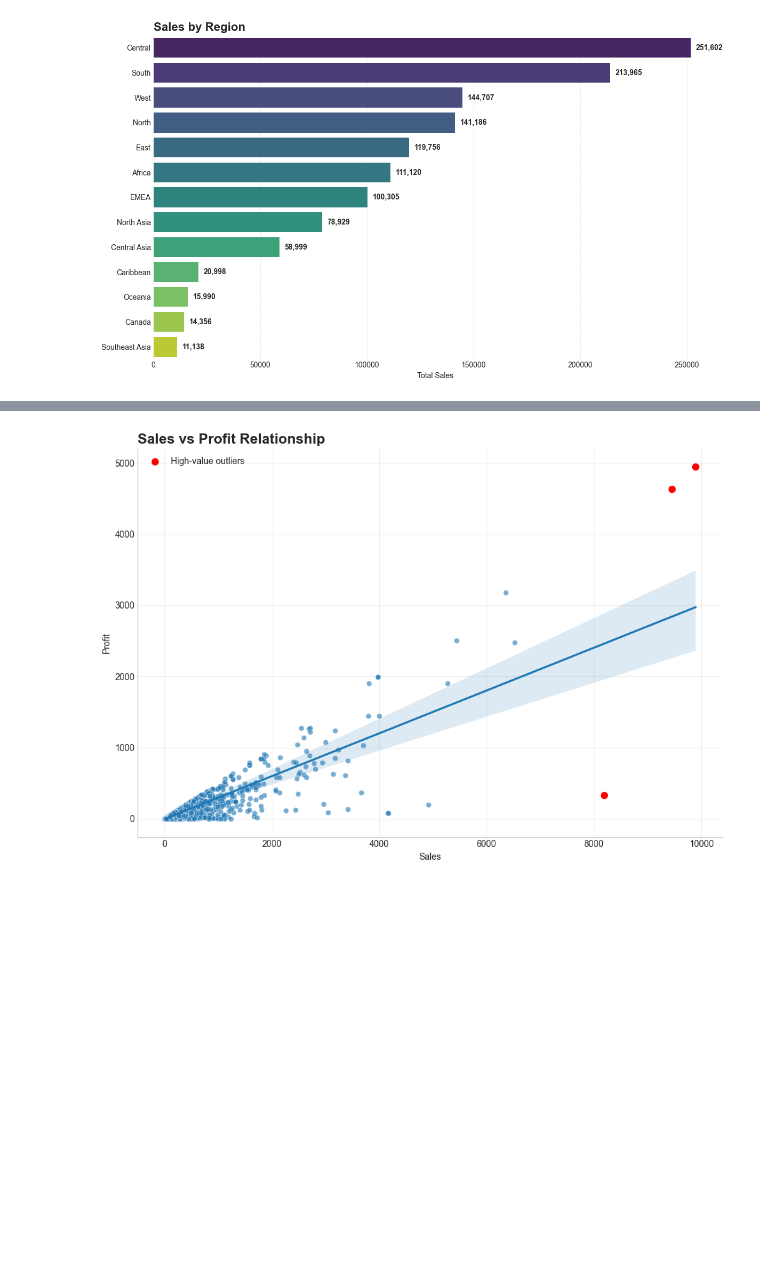
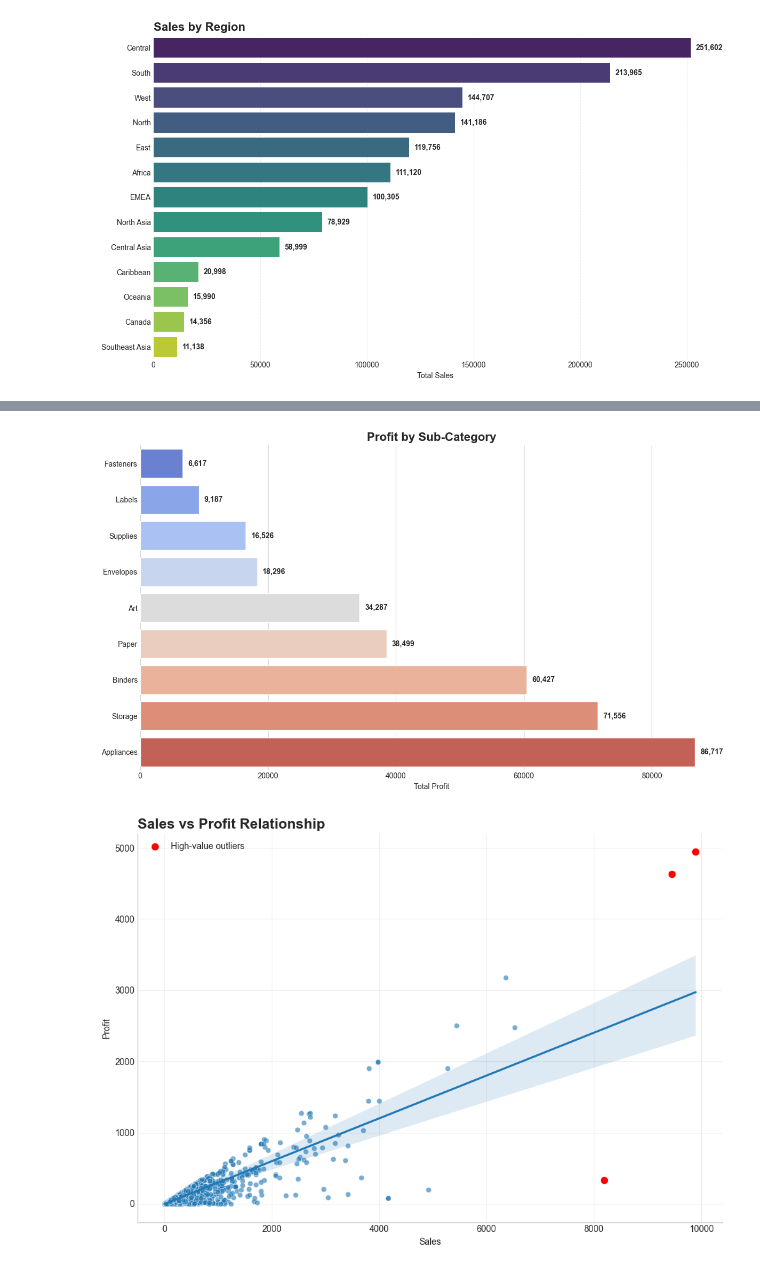
Before and after one commit to vivek31594-collab/sales-performance-dashboard, a Jupyter notebook: 2_notebooks/salesanalysis.ipynb, the cells around one changed output, grey strips where cells are left out. Saved outputs shown, nothing was run; the diff lists cells and outputs as text; code cells hidden in the pictures; blank space fills up the shorter version.

```diff
--- a/2_notebooks/salesanalysis.ipynb
+++ b/2_notebooks/salesanalysis.ipynb
@@ -1059,3 +1022,57 @@ plt.show()
+# %%
+%matplotlib inline
+
+import pandas as pd
+import matplotlib.pyplot as plt
+import seaborn as sns
+
+sns.set_style("whitegrid")
+
+# ----------------------------
+# DATA
+# ----------------------------
+subcat_profit = df.groupby("Sub.Category")["Profit"].sum().sort_values()
+
+# ----------------------------
+# PLOT (IMPORTANT: DO NOT ASSIGN FIGURE TO VARIABLE)
+# ----------------------------
+plt.figure(figsize=(12,7))
+
+ax = sns.barplot(
+    x=subcat_profit.values,
+    y=subcat_profit.index,
+    hue=subcat_profit.index,
+    palette="coolwarm",
+    legend=False
+)
+
+# ----------------------------
+# LABELS
+# ----------------------------
+for i, v in enumerate(subcat_profit.values):
+    ax.text(
+        v + (max(subcat_profit.values) * 0.01),
+        i,
+        f"{v:,.0f}",
+        va='center',
+        fontsize=10,
+        fontweight='bold'
+    )
+
+# ----------------------------
+# STYLE
+# ----------------------------
+plt.title("Profit by Sub-Category", fontsize=16, fontweight='bold')
+plt.xlabel("Total Profit")
+plt.ylabel("")
+
+sns.despine(left=True, bottom=True)
+plt.tight_layout()
+
+# 🔥 IMPORTANT: THIS MUST BE LAST
+plt.show()
+# %% [output]
+[figure, added]
 # %%
 # ---------------- 28. SALES vs PROFIT (FINAL POLISHED) ----------------
 
```
Also changed, not shown: parts of 2 cells of this notebook.
